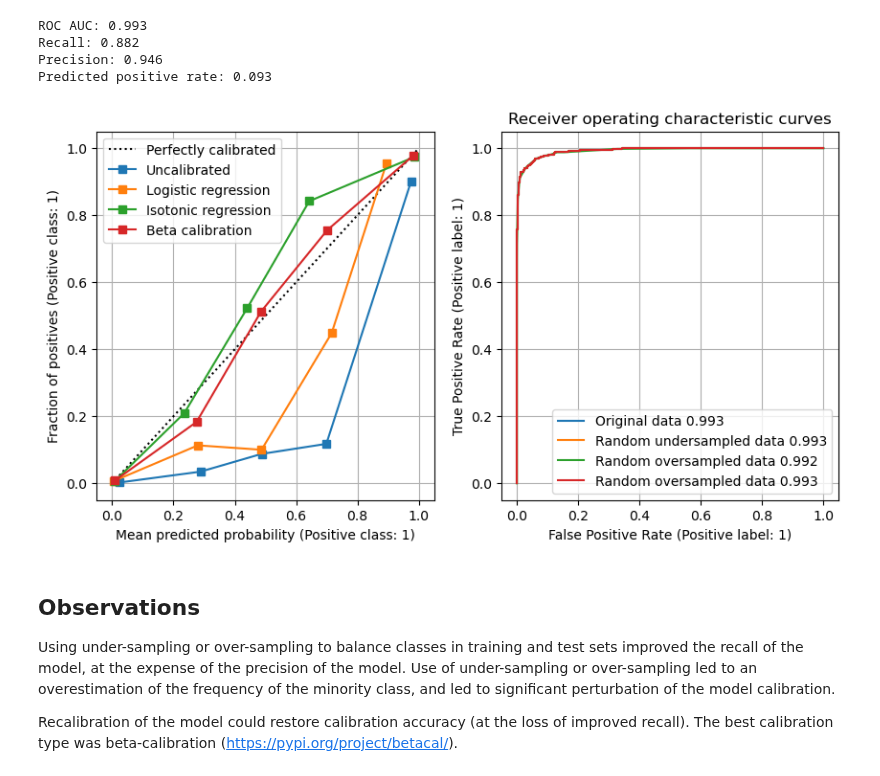
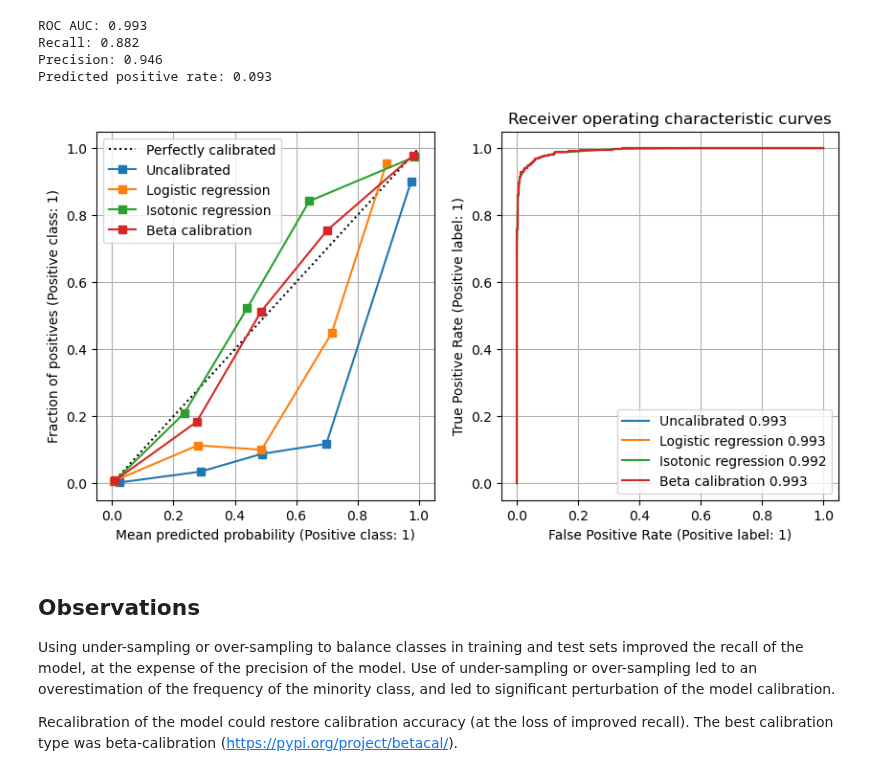
Before and after one commit to MichaelAllen1966/titanic, a Jupyter notebook: 51_sampling_and_calibration.ipynb, the cells around one changed output. Drawn from its saved outputs; the diff is of its cells as text; code cells hidden in the pictures.

Commit message:
Update chart legend

```diff
--- a/51_sampling_and_calibration.ipynb
+++ b/51_sampling_and_calibration.ipynb
@@ -354,38 +354,38 @@ disp2 = CalibrationDisplay.from_predictions(y_cal, lr_calibrated[:, 1],
 disp3 = CalibrationDisplay.from_predictions(y_cal, iso_calibrated,
      ax=ax1, n_bins=5, label='Isotonic regression')
 
 disp4 = CalibrationDisplay.from_predictions(y_cal, beta_calibrated,
      ax=ax1, n_bins=5, label='Beta calibration')
 
 ax1.grid()
 ax1.legend(loc='upper left')
 
 
 # ROC
 ax2 = fig.add_subplot(122)
 
 auc = metrics.roc_auc_score(y_cal, cal_proba)
 disp1 = metrics.RocCurveDisplay.from_predictions(
-    y_cal, cal_proba, ax=ax2, label=f'Original data {auc:0.3f}')
+    y_cal, cal_proba, ax=ax2, label=f'Uncalibrated {auc:0.3f}')
 
 auc = metrics.roc_auc_score(y_cal, lr_calibrated[:,1])
 disp2 = metrics.RocCurveDisplay.from_predictions(y_cal, lr_calibrated[:, 1],
-    ax=ax2, label=f'Random undersampled data {auc:0.3f}')
+    ax=ax2, label=f'Logistic regression {auc:0.3f}')
 
 auc = metrics.roc_auc_score(y_cal, iso_calibrated)
 disp3 = metrics.RocCurveDisplay.from_predictions(y_cal, iso_calibrated,
-    ax=ax2, label=f'Random oversampled data {auc:0.3f}')
+    ax=ax2, label=f'Isotonic regression {auc:0.3f}')
 
 auc = metrics.roc_auc_score(y_cal, beta_calibrated)
 disp4 = metrics.RocCurveDisplay.from_predictions(y_cal, beta_calibrated,
-    ax=ax2, label=f'Random oversampled data {auc:0.3f}')
+    ax=ax2, label=f'Beta calibration {auc:0.3f}')
 
 ax2.set_title('Receiver operating characteristic curves')
 ax2.grid()
 
 plt.show()
 # %% [output]
-[figure, old version]
+[figure, new version]
 # %% [markdown]
 ## Observations
 
```
